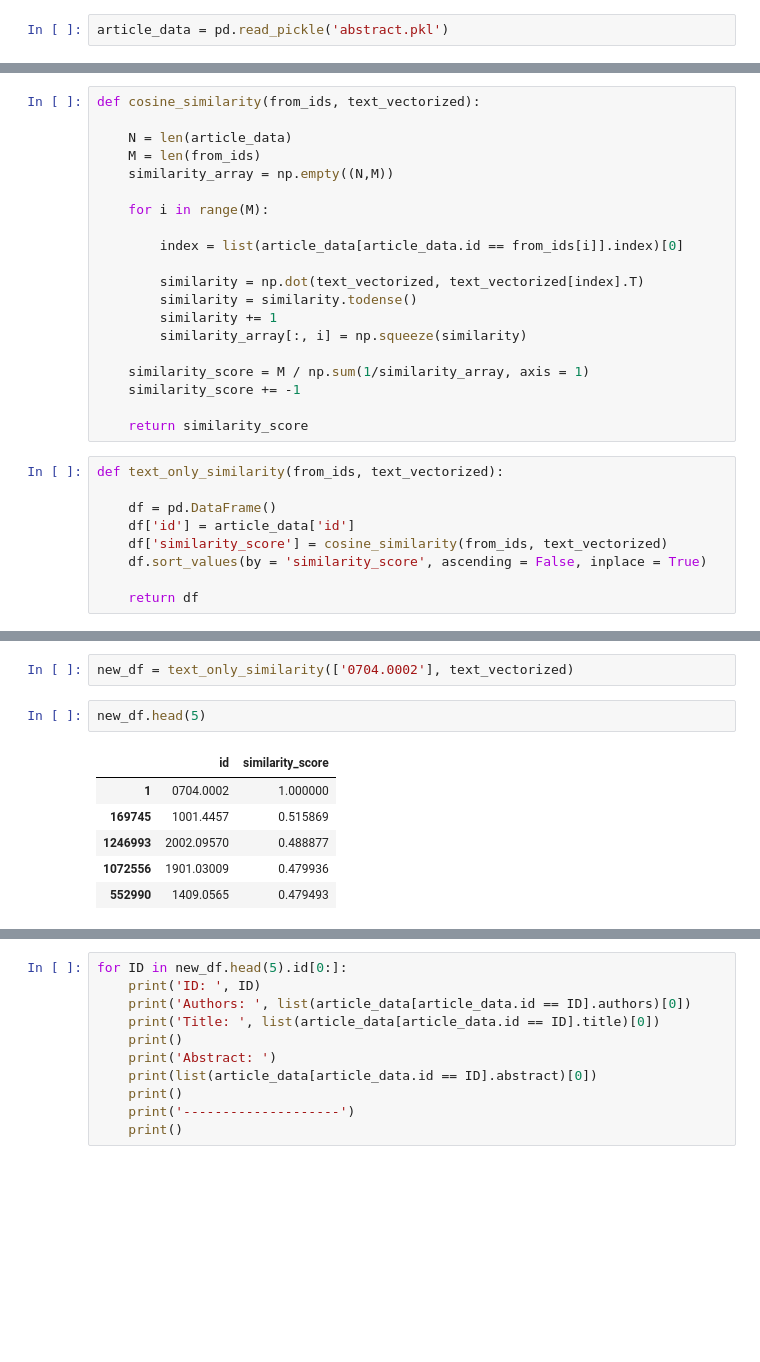
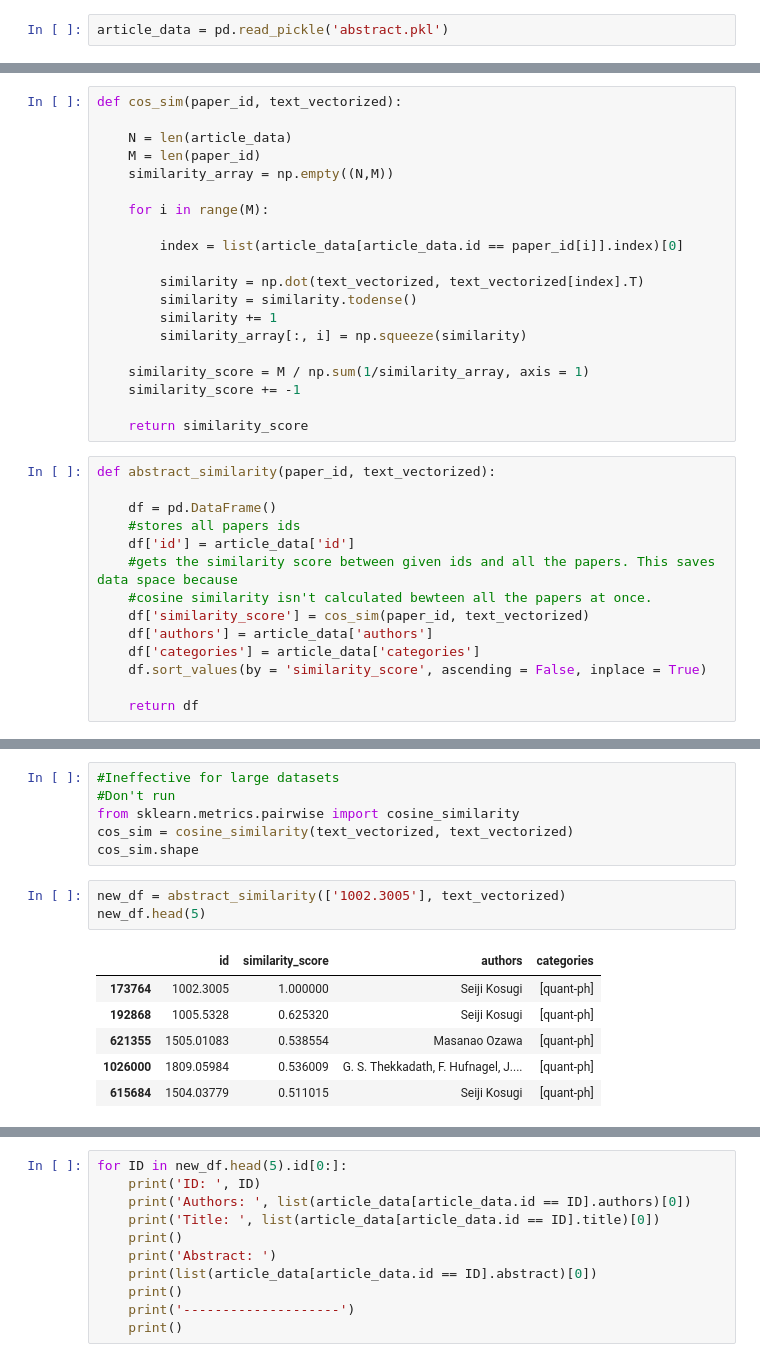
Before and after one commit to malvo06/Recsys-arXiv, a Jupyter notebook: Similar Authors.ipynb, the cells around one changed output, grey strips where cells are left out. Cells and saved outputs as stored; diff of their text form; blank space fills up the shorter version.

```diff
--- a/Similar Authors.ipynb
+++ b/Similar Authors.ipynb
@@ -29,13 +94,13 @@ text_vectorized.shape
 # %%
-def cosine_similarity(from_ids, text_vectorized):
+def cos_sim(paper_id, text_vectorized):
 
     N = len(article_data)
-    M = len(from_ids)
+    M = len(paper_id)
     similarity_array = np.empty((N,M))
 
     for i in range(M):
 
-        index = list(article_data[article_data.id == from_ids[i]].index)[0]
+        index = list(article_data[article_data.id == paper_id[i]].index)[0]
 
         similarity = np.dot(text_vectorized, text_vectorized[index].T)
         similarity = similarity.todense()
@@ -47,11 +112,16 @@ def cosine_similarity(from_ids, text_vectorized):
 
     return similarity_score
 # %%
-def text_only_similarity(from_ids, text_vectorized):
+def abstract_similarity(paper_id, text_vectorized):
 
     df = pd.DataFrame()
+    #stores all papers ids
     df['id'] = article_data['id']
-    df['similarity_score'] = cosine_similarity(from_ids, text_vectorized)
+    #gets the similarity score between given ids and all the papers. This saves data space because
+    #cosine similarity isn't calculated bewteen all the papers at once.
+    df['similarity_score'] = cos_sim(paper_id, text_vectorized)
+    df['authors'] = article_data['authors']
+    df['categories'] = article_data['categories']
     df.sort_values(by = 'similarity_score', ascending = False, inplace = True)
 
     return df
@@ -68,11 +133,16 @@ article_data.sample()
-# %%
-new_df = text_only_similarity(['0704.0002'], text_vectorized)
+# %%
+#Ineffective for large datasets
+#Don't run
+from sklearn.metrics.pairwise import cosine_similarity
+cos_sim = cosine_similarity(text_vectorized, text_vectorized)
+cos_sim.shape
 # %%
+new_df = abstract_similarity(['1002.3005'], text_vectorized)
 new_df.head(5)
 # %% [output]
-|  | id | similarity_score |
-| 1 | 0704.0002 | 1.000000 |
-| 169745 | 1001.4457 | 0.515869 |
-| 1246993 | 2002.09570 | 0.488877 |
-| 1072556 | 1901.03009 | 0.479936 |
-| 552990 | 1409.0565 | 0.479493 |
+|  | id | similarity_score | authors | categories |
+| 173764 | 1002.3005 | 1.000000 | Seiji Kosugi | [quant-ph] |
+| 192868 | 1005.5328 | 0.625320 | Seiji Kosugi | [quant-ph] |
+| 621355 | 1505.01083 | 0.538554 | Masanao Ozawa | [quant-ph] |
+| 1026000 | 1809.05984 | 0.536009 | G. S. Thekkadath, F. Hufnagel, J.... | [quant-ph] |
+| 615684 | 1504.03779 | 0.511015 | Seiji Kosugi | [quant-ph] |
```
Also changed, not shown: parts of 25 cells of this notebook, 4 other files.
